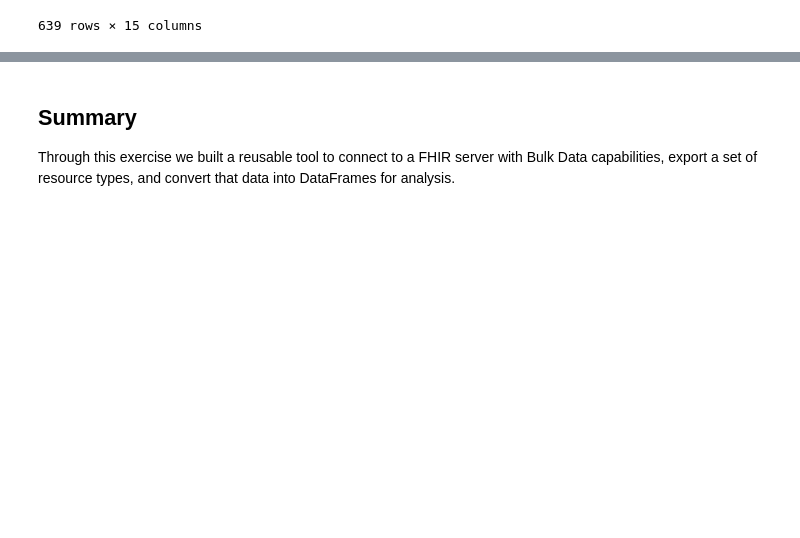
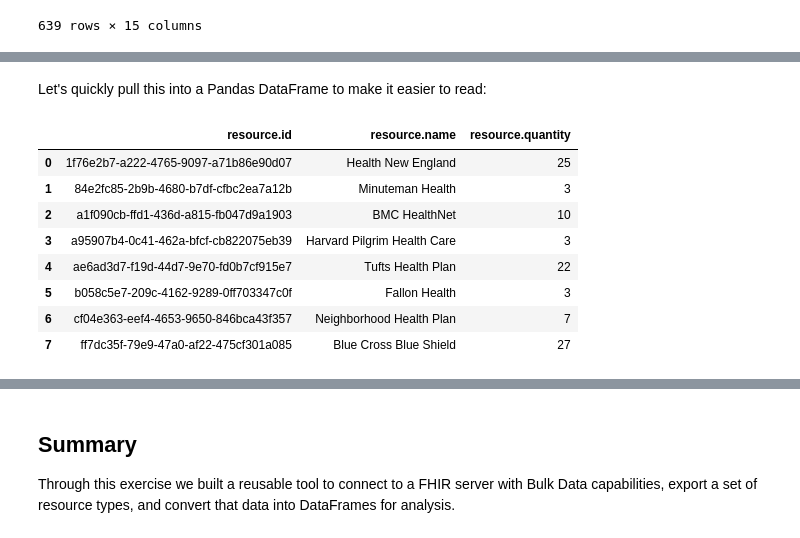
Before and after one commit to mitre/fhir-for-research, a Jupyter notebook: workshops/fhir-bulk-data/notebook.ipynb, the cells around one changed output, grey strips where cells are left out. Cells and saved outputs as stored; diff of their text form; code cells hidden in the pictures; blank space fills up the shorter version.

```diff
--- a/workshops/fhir-bulk-data/notebook.ipynb
+++ b/workshops/fhir-bulk-data/notebook.ipynb
@@ -722,0 +857,15 @@ dfs['Condition']
+# %% [markdown]
+Let's quickly pull this into a Pandas DataFrame to make it easier to read:
+# %%
+groups = pd.json_normalize(r.json()['entry'])[['resource.id', 'resource.name', 'resource.quantity']]
+groups
+# %% [output]
+|  | resource.id | resource.name | resource.quantity |
+| 0 | 1f76e2b7-a222-4765-9097-a71b86e90d07 | Health New England | 25 |
+| 1 | 84e2fc85-2b9b-4680-b7df-cfbc2ea7a12b | Minuteman Health | 3 |
+| 2 | a1f090cb-ffd1-436d-a815-fb047d9a1903 | BMC HealthNet | 10 |
+| 3 | a95907b4-0c41-462a-bfcf-cb822075eb39 | Harvard Pilgrim Health Care | 3 |
+| 4 | ae6ad3d7-f19d-44d7-9e70-fd0b7cf915e7 | Tufts Health Plan | 22 |
+| 5 | b058c5e7-209c-4162-9289-0ff703347c0f | Fallon Health | 3 |
+| 6 | cf04e363-eef4-4653-9650-846bca43f357 | Neighborhood Health Plan | 7 |
+| 7 | ff7dc35f-79e9-47a0-af22-475cf301a085 | Blue Cross Blue Shield | 27 |
```
Also changed, not shown: parts of 43 cells of this notebook, 7 other files.
